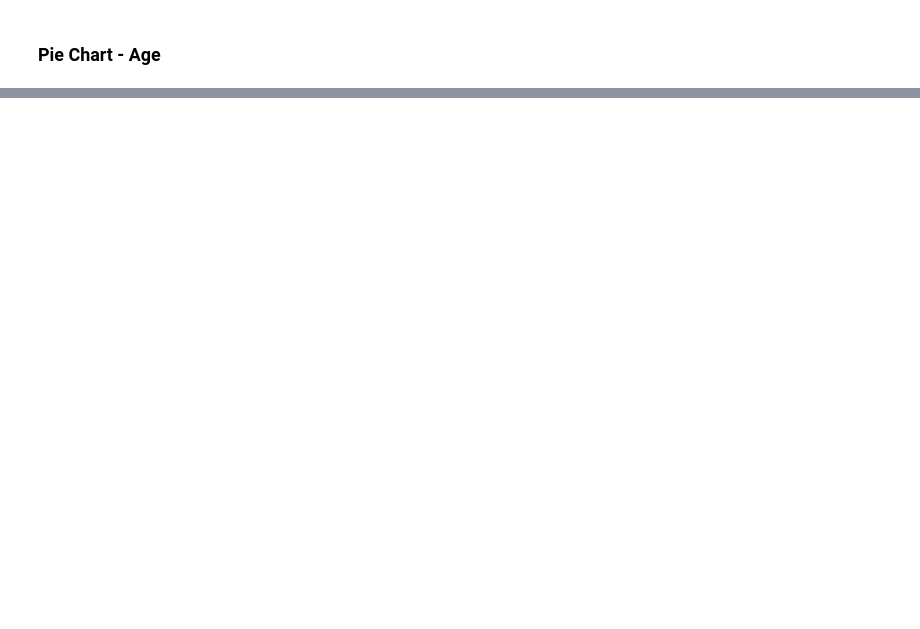
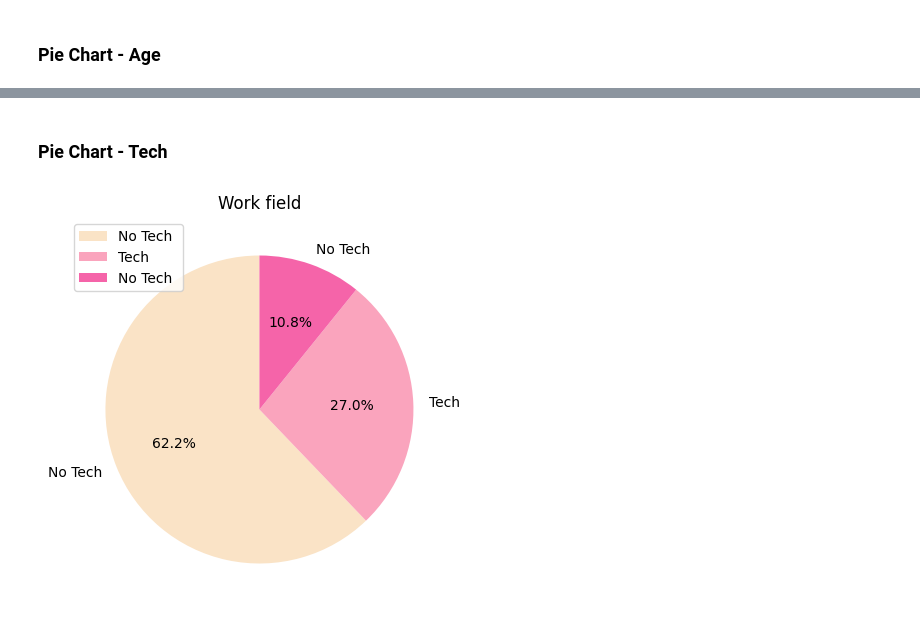
Before and after one commit to walex999/VR-thesis-analysis, a Jupyter notebook: analysis.ipynb, the cells around one changed output, grey strips where cells are left out. Drawn from its saved outputs; the diff is of its cells as text; code cells hidden in the pictures; blank space fills up the shorter version.

```diff
--- a/analysis.ipynb
+++ b/analysis.ipynb
@@ -123,0 +130,14 @@ plt.show()
+# %% [markdown]
+### Pie Chart - Tech
+# %%
+plt.figure(figsize=(5, 5))  # Adjust the figure size if needed
+wedges, texts, autotexts = plt.pie(df.iloc[:, 2].value_counts(),
+        labels=df.iloc[:, 2].value_counts().index,
+        autopct='%1.1f%%',
+        colors=coolors,
+        startangle=90)
+plt.legend(df.iloc[:, 2].value_counts().index)
+plt.title("Work field")
+plt.show()
+# %% [output]
+[figure, added]
```
Also changed, not shown: parts of 6 cells of this notebook, 2 other files.
